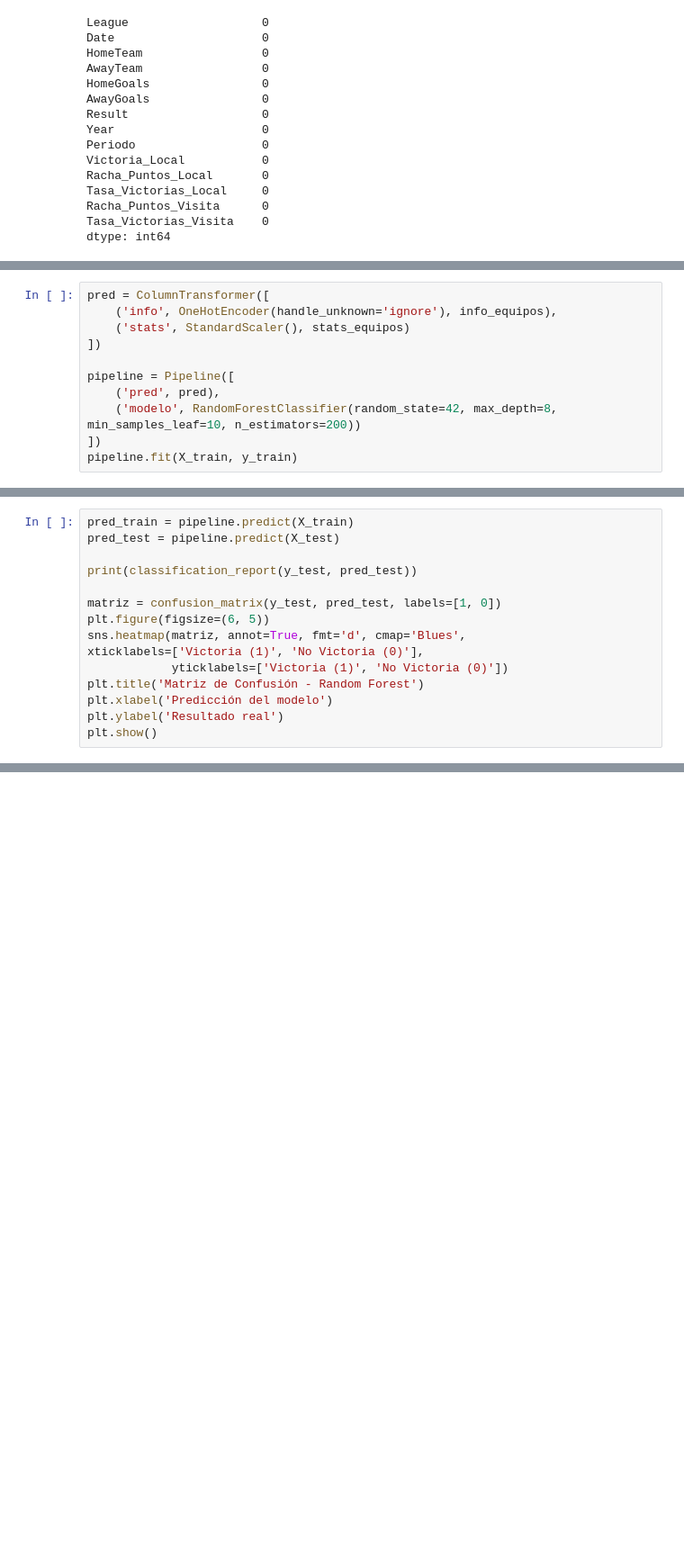
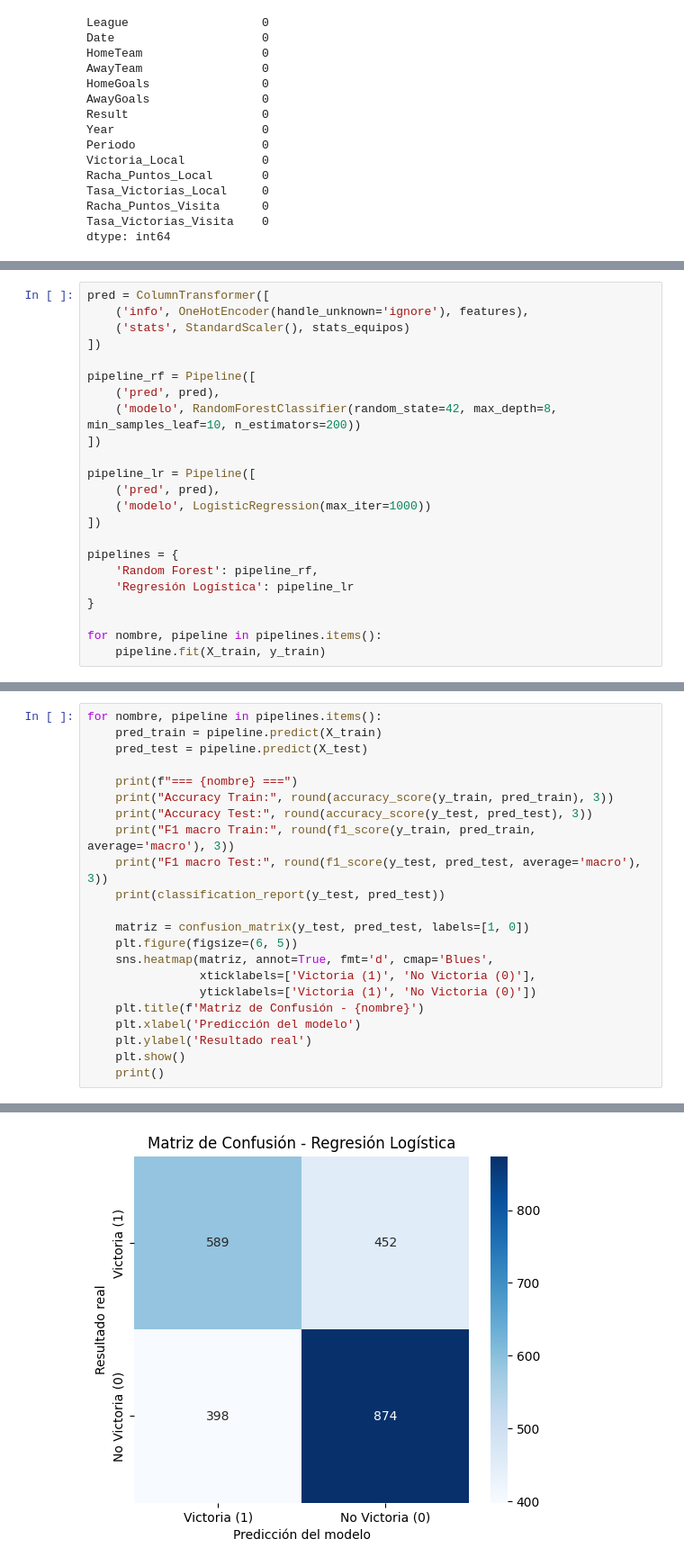
Before and after one commit to VicenteArechavala/Proyecto-1-Introduccion-a-la-IA, a Jupyter notebook: Proyecto 1 - Vicente Arechavala.ipynb, the cells around one changed output, grey strips where cells are left out. Shown at 90% size. Saved outputs shown, nothing was run; the diff lists cells and outputs as text; blank space fills up the shorter version.

```diff
--- a/Proyecto 1 - Vicente Arechavala.ipynb
+++ b/Proyecto 1 - Vicente Arechavala.ipynb
@@ -442,12 +448,24 @@ X_train.shape, X_test.shape, y_train.shape, y_test.shape
 ((9251, 6), (2313, 6), (9251,), (2313,))
 # %%
 pred = ColumnTransformer([
-    ('info', OneHotEncoder(handle_unknown='ignore'), info_equipos),
+    ('info', OneHotEncoder(handle_unknown='ignore'), features),
     ('stats', StandardScaler(), stats_equipos)
 ])
 
-pipeline = Pipeline([
+pipeline_rf = Pipeline([
     ('pred', pred),
     ('modelo', RandomForestClassifier(random_state=42, max_depth=8, min_samples_leaf=10, n_estimators=200))
 ])
-pipeline.fit(X_train, y_train)
+
+pipeline_lr = Pipeline([
+    ('pred', pred),
+    ('modelo', LogisticRegression(max_iter=1000))
+])
+
+pipelines = {
+    'Random Forest': pipeline_rf,
+    'Regresión Logística': pipeline_lr
+}
+
+for nombre, pipeline in pipelines.items():
+    pipeline.fit(X_train, y_train)
@@ -467,16 +472,23 @@ Pipeline(steps=[('pred',
 # %%
-pred_train = pipeline.predict(X_train)
-pred_test = pipeline.predict(X_test)
+for nombre, pipeline in pipelines.items():
+    pred_train = pipeline.predict(X_train)
+    pred_test = pipeline.predict(X_test)
 
-print(classification_report(y_test, pred_test))
+    print(f"=== {nombre} ===")
+    print("Accuracy Train:", round(accuracy_score(y_train, pred_train), 3))
+    print("Accuracy Test:", round(accuracy_score(y_test, pred_test), 3))
+    print("F1 macro Train:", round(f1_score(y_train, pred_train, average='macro'), 3))
+    print("F1 macro Test:", round(f1_score(y_test, pred_test, average='macro'), 3))
+    print(classification_report(y_test, pred_test))
 
-matriz = confusion_matrix(y_test, pred_test, labels=[1, 0])
-plt.figure(figsize=(6, 5))
-sns.heatmap(matriz, annot=True, fmt='d', cmap='Blues',
-xticklabels=['Victoria (1)', 'No Victoria (0)'],
-            yticklabels=['Victoria (1)', 'No Victoria (0)'])
-plt.title('Matriz de Confusión - Random Forest')
-plt.xlabel('Predicción del modelo')
-plt.ylabel('Resultado real')
-plt.show()
+    matriz = confusion_matrix(y_test, pred_test, labels=[1, 0])
+    plt.figure(figsize=(6, 5))
+    sns.heatmap(matriz, annot=True, fmt='d', cmap='Blues',
+                xticklabels=['Victoria (1)', 'No Victoria (0)'],
+                yticklabels=['Victoria (1)', 'No Victoria (0)'])
+    plt.title(f'Matriz de Confusión - {nombre}')
+    plt.xlabel('Predicción del modelo')
+    plt.ylabel('Resultado real')
+    plt.show()
+    print()
 # %% [output]
@@ -491,0 +522 @@ weighted avg       0.64      0.64      0.63      2313
+[figure, added]
```
Also changed, not shown: parts of 21 cells of this notebook.
